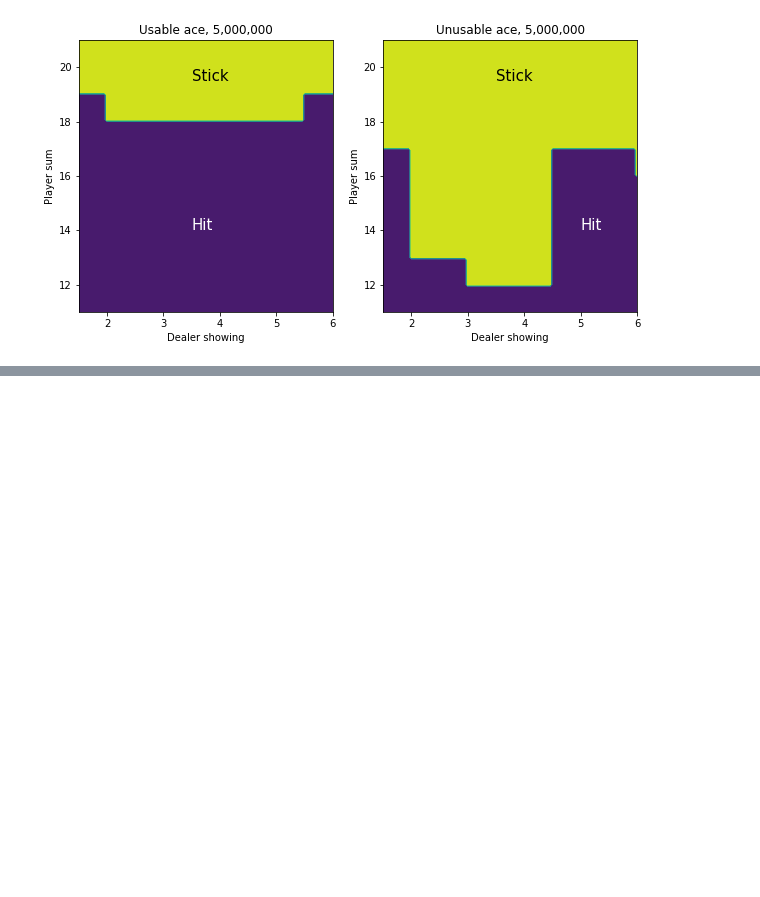
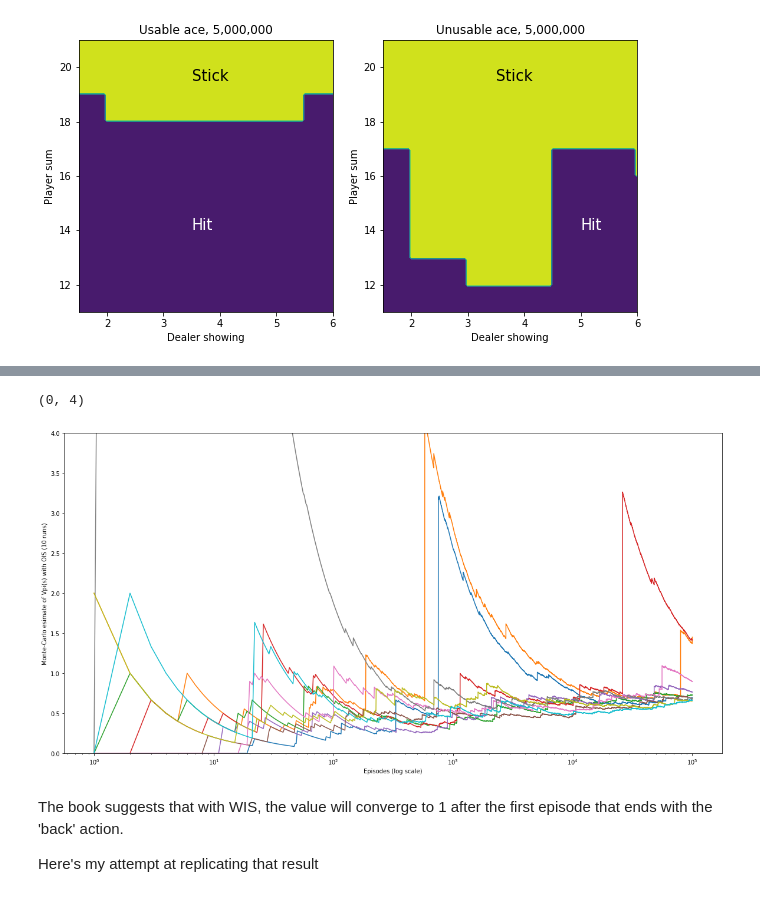
Before and after one commit to kai32/ReinforcementLearning, a Jupyter notebook: chapter 5.ipynb, the cells around one changed output, grey strips where cells are left out. Saved outputs shown, nothing was run; the diff lists cells and outputs as text; code cells hidden in the pictures; blank space fills up the shorter version.

```diff
--- a/chapter 5.ipynb
+++ b/chapter 5.ipynb
@@ -335,0 +429,37 @@ plot_policy(bj_mces_agent.policy)
+# %%
+runs = []
+for run in range(10):
+    estimates = [0]
+    for i in range(100000): # i dont have the computation power to run 100 million episodes
+        is_end = False
+        p = 1
+        reward = 0
+        while not is_end:
+            action = np.random.choice(['back', 'end'])
+            if action == 'back': # target policy is back only
+                p *= 1/0.5 # pi = 1, mu = 0.5
+                is_end = np.random.uniform() < 0.1
+                if is_end:
+                    reward = 1
+            else:
+                p = 0
+                break
+        estimates.append(estimates[-1] + 1/(i+1) * (p * reward - estimates[-1]))
+    runs.append(estimates)
+
+# I believe what I coded here is first visit monte carlo
+# %%
+plt.figure(figsize=(20,10))
+for run in runs:
+    plt.plot(range(100001), run)
+plt.xscale('log')
+plt.ylabel('Monte-Carlo esimate of Vpi(s) with OIS (10 runs)')
+plt.xlabel('Episodes (log scale)')
+plt.ylim([0, 4])
+# %% [output]
+(0, 4)
+[figure, added]
+# %% [markdown]
+The book suggests that with WIS, the value will converge to 1 after the first episode that ends with the 'back' action.
+
+Here's my attempt at replicating that result
```
Also changed, not shown: parts of 34 cells of this notebook, 1 other file.
